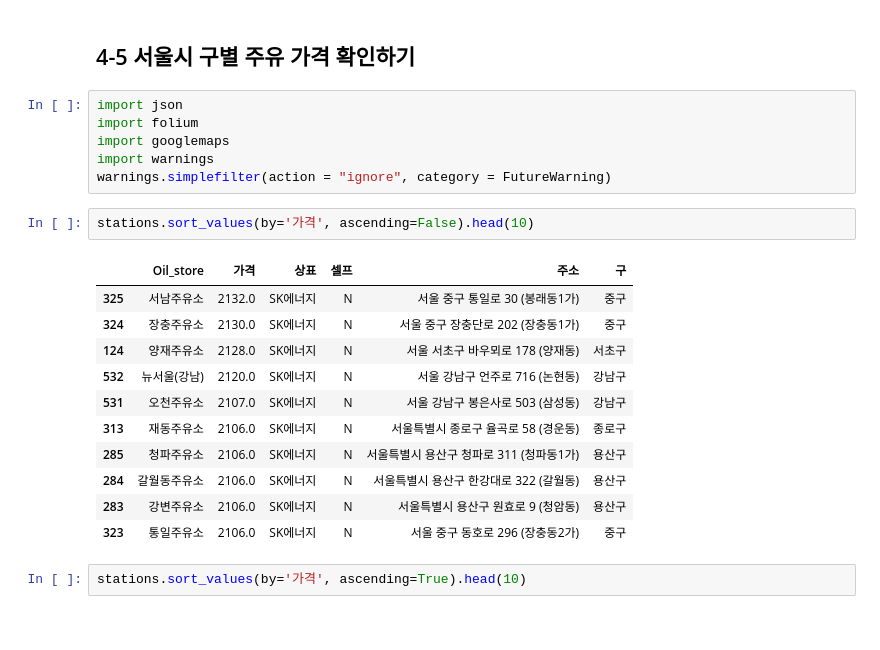
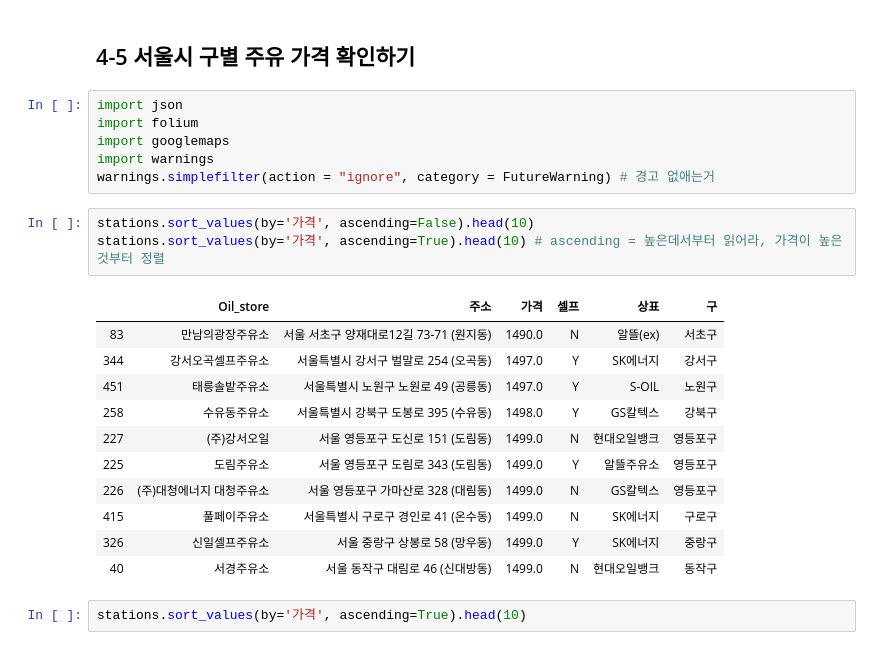
Before and after one commit to ratel-Dohyeon/Python_Jupyter, a Jupyter notebook: 04. Self Oil Station price.ipynb, the cells around one changed output. Cells and saved outputs as stored; diff of their text form.

```diff
--- a/04. Self Oil Station price.ipynb
+++ b/04. Self Oil Station price.ipynb
@@ -355,21 +337,22 @@ import json
 import folium
 import googlemaps
 import warnings
-warnings.simplefilter(action = "ignore", category = FutureWarning)
+warnings.simplefilter(action = "ignore", category = FutureWarning) # 경고 없애는거
 # %%
 stations.sort_values(by='가격', ascending=False).head(10)
+stations.sort_values(by='가격', ascending=True).head(10) # ascending = 높은데서부터 읽어라, 가격이 높은것부터 정렬
 # %% [output]
-|  | Oil_store | 가격 | 상표 | 셀프 | 주소 | 구 |
-| 325 | 서남주유소 | 2132.0 | SK에너지 | N | 서울 중구 통일로 30 (봉래동1가) | 중구 |
-| 324 | 장충주유소 | 2130.0 | SK에너지 | N | 서울 중구 장충단로 202 (장충동1가) | 중구 |
-| 124 | 양재주유소 | 2128.0 | SK에너지 | N | 서울 서초구 바우뫼로 178 (양재동) | 서초구 |
-| 532 | 뉴서울(강남) | 2120.0 | SK에너지 | N | 서울 강남구 언주로 716 (논현동) | 강남구 |
-| 531 | 오천주유소 | 2107.0 | SK에너지 | N | 서울 강남구 봉은사로 503 (삼성동) | 강남구 |
-| 313 | 재동주유소 | 2106.0 | SK에너지 | N | 서울특별시 종로구 율곡로 58 (경운동) | 종로구 |
-| 285 | 청파주유소 | 2106.0 | SK에너지 | N | 서울특별시 용산구 청파로 311 (청파동1가) | 용산구 |
-| 284 | 갈월동주유소 | 2106.0 | SK에너지 | N | 서울특별시 용산구 한강대로 322 (갈월동) | 용산구 |
-| 283 | 강변주유소 | 2106.0 | SK에너지 | N | 서울특별시 용산구 원효로 9 (청암동) | 용산구 |
-| 323 | 통일주유소 | 2106.0 | SK에너지 | N | 서울 중구 동호로 296 (장충동2가) | 중구 |
+|  | Oil_store | 주소 | 가격 | 셀프 | 상표 | 구 |
+| 83 | 만남의광장주유소 | 서울 서초구 양재대로12길 73-71 (원지동) | 1490.0 | N | 알뜰(ex) | 서초구 |
+| 344 | 강서오곡셀프주유소 | 서울특별시 강서구 벌말로 254 (오곡동) | 1497.0 | Y | SK에너지 | 강서구 |
+| 451 | 태릉솔밭주유소 | 서울특별시 노원구 노원로 49 (공릉동) | 1497.0 | Y | S-OIL | 노원구 |
+| 258 | 수유동주유소 | 서울특별시 강북구 도봉로 395 (수유동) | 1498.0 | Y | GS칼텍스 | 강북구 |
+| 227 | (주)강서오일 | 서울 영등포구 도신로 151 (도림동) | 1499.0 | N | 현대오일뱅크 | 영등포구 |
+| 225 | 도림주유소 | 서울 영등포구 도림로 343 (도림동) | 1499.0 | Y | 알뜰주유소 | 영등포구 |
+| 226 | (주)대청에너지 대청주유소 | 서울 영등포구 가마산로 328 (대림동) | 1499.0 | N | GS칼텍스 | 영등포구 |
+| 415 | 풀페이주유소 | 서울특별시 구로구 경인로 41 (온수동) | 1499.0 | N | SK에너지 | 구로구 |
+| 326 | 신일셀프주유소 | 서울 중랑구 상봉로 58 (망우동) | 1499.0 | Y | SK에너지 | 중랑구 |
+| 40 | 서경주유소 | 서울 동작구 대림로 46 (신대방동) | 1499.0 | N | 현대오일뱅크 | 동작구 |
 # %%
 stations.sort_values(by='가격', ascending=True).head(10)
 # %% [output]
```
Also changed, not shown: parts of 23 cells of this notebook.
